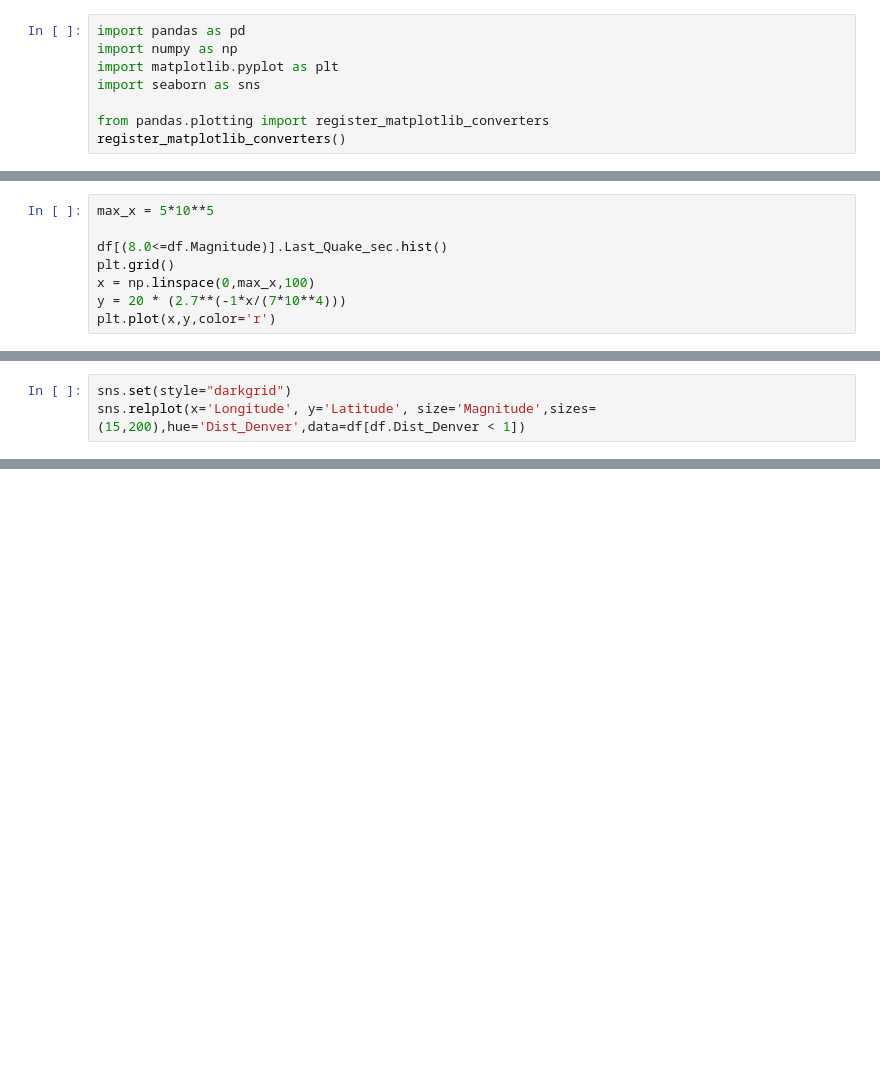
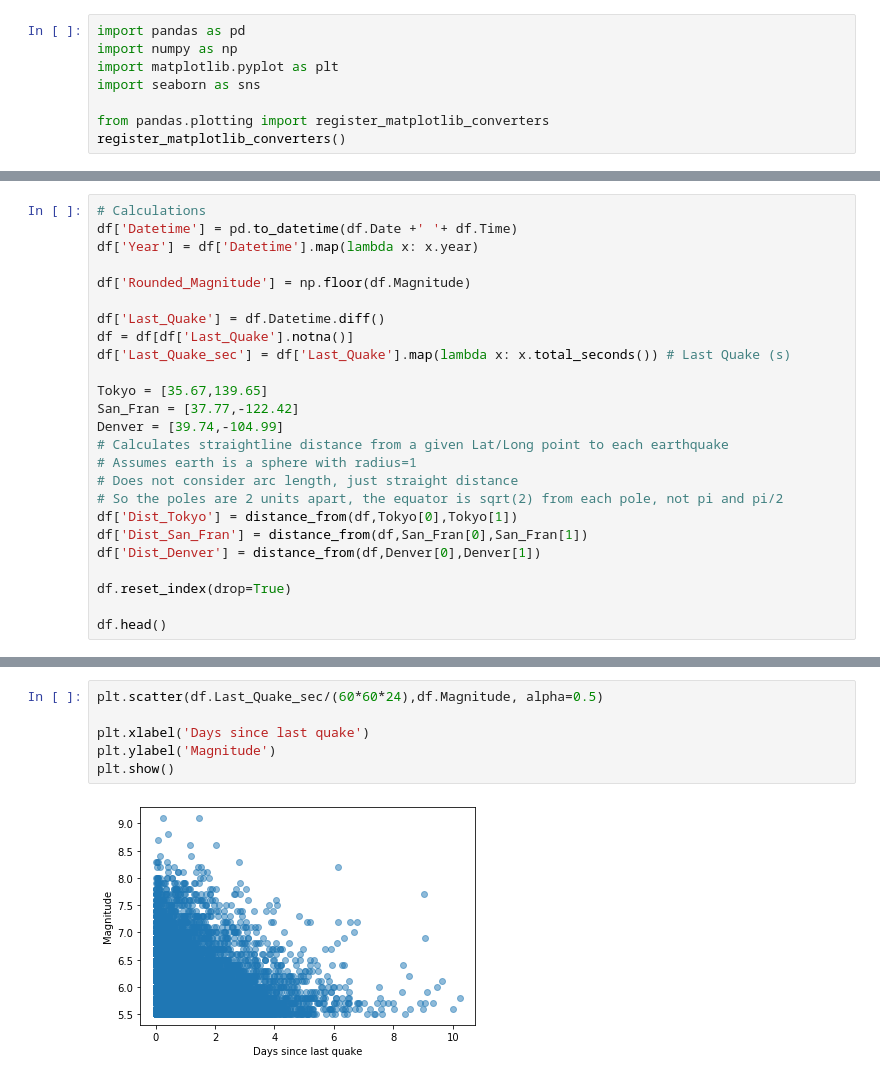
Before and after one commit to royceschultz/Data-Analysis, a Jupyter notebook: Earthquakes/Earthquake.ipynb, the cells around one changed output, grey strips where cells are left out. Cells and saved outputs as stored; diff of their text form; blank space fills up the shorter version.

```diff
--- a/Earthquakes/Earthquake.ipynb
+++ b/Earthquakes/Earthquake.ipynb
@@ -203,8 +13,0 @@ dtype: int64
-# %%
-max_x = 5*10**5
-
-df[(8.0<=df.Magnitude)].Last_Quake_sec.hist()
-plt.grid()
-x = np.linspace(0,max_x,100)
-y = 20 * (2.7**(-1*x/(7*10**4)))
-plt.plot(x,y,color='r')
@@ -219,3 +13,0 @@ plt.scatter(df.Longitude.values,df.Latitude.values, alpha=0.5)
-# %%
-sns.set(style="darkgrid")
-sns.relplot(x='Longitude', y='Latitude', size='Magnitude',sizes=(15,200),hue='Dist_Denver',data=df[df.Dist_Denver < 1])
@@ -239,0 +50,25 @@ df[(df.Last_Quake_sec < 10**6) & (df.Dist_San_Fran < 1)].pivot(columns='Rounded_
+# %%
+# Calculations
+df['Datetime'] = pd.to_datetime(df.Date +' '+ df.Time)
+df['Year'] = df['Datetime'].map(lambda x: x.year)
+
+df['Rounded_Magnitude'] = np.floor(df.Magnitude)
+
+df['Last_Quake'] = df.Datetime.diff()
+df = df[df['Last_Quake'].notna()]
+df['Last_Quake_sec'] = df['Last_Quake'].map(lambda x: x.total_seconds()) # Last Quake (s)
+
+Tokyo = [35.67,139.65]
+San_Fran = [37.77,-122.42]
+Denver = [39.74,-104.99]
+# Calculates straightline distance from a given Lat/Long point to each earthquake
+# Assumes earth is a sphere with radius=1
+# Does not consider arc length, just straight distance
+# So the poles are 2 units apart, the equator is sqrt(2) from each pole, not pi and pi/2
+df['Dist_Tokyo'] = distance_from(df,Tokyo[0],Tokyo[1])
+df['Dist_San_Fran'] = distance_from(df,San_Fran[0],San_Fran[1])
+df['Dist_Denver'] = distance_from(df,Denver[0],Denver[1])
+
+df.reset_index(drop=True)
+
+df.head()
@@ -239,0 +86,8 @@ df[(df.Last_Quake_sec < 10**6) & (df.Dist_San_Fran < 1)].pivot(columns='Rounded_
+# %%
+plt.scatter(df.Last_Quake_sec/(60*60*24),df.Magnitude, alpha=0.5)
+
+plt.xlabel('Days since last quake')
+plt.ylabel('Magnitude')
+plt.show()
+# %% [output]
+[figure, added]
```
Also changed, not shown: parts of 45 cells of this notebook.
